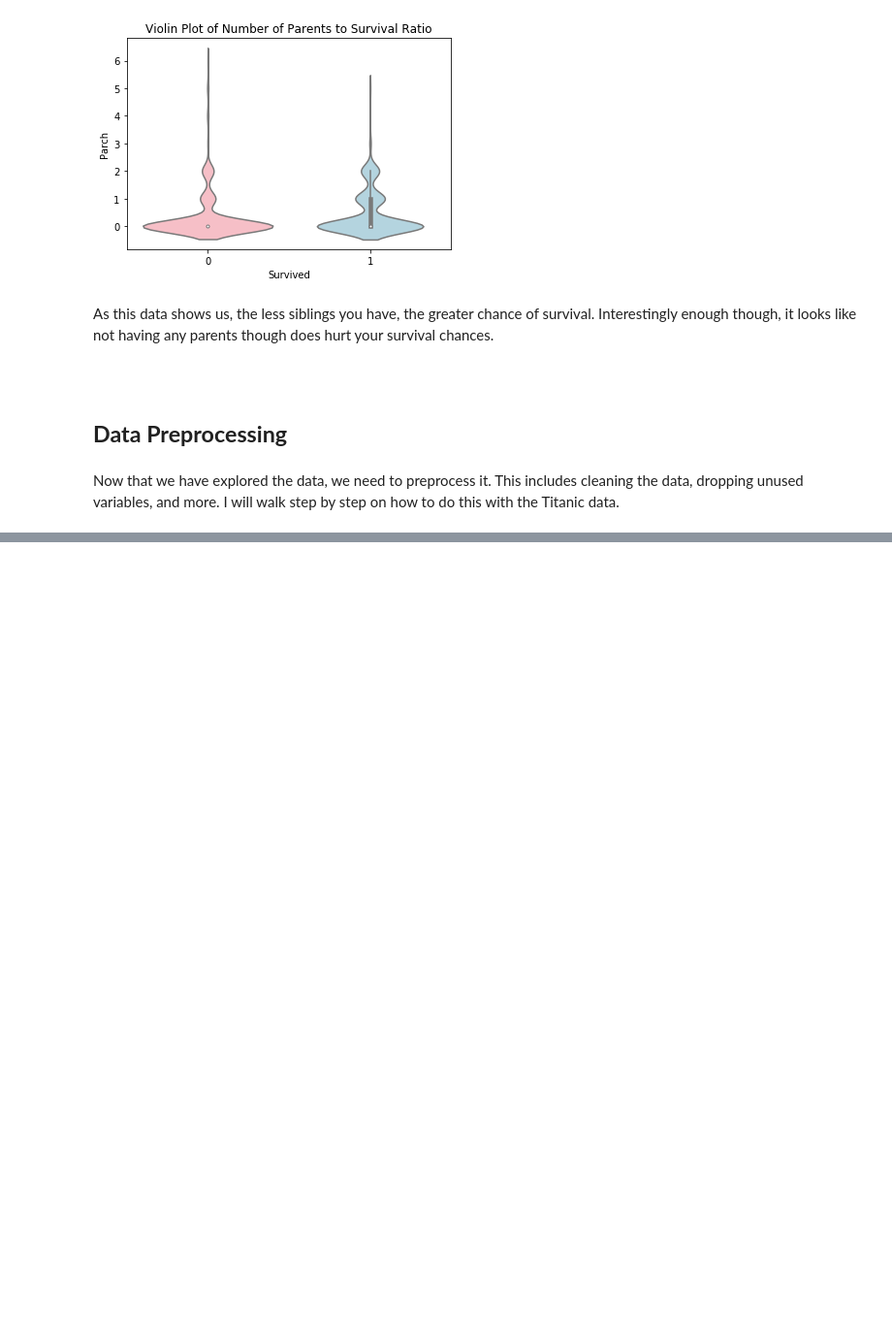
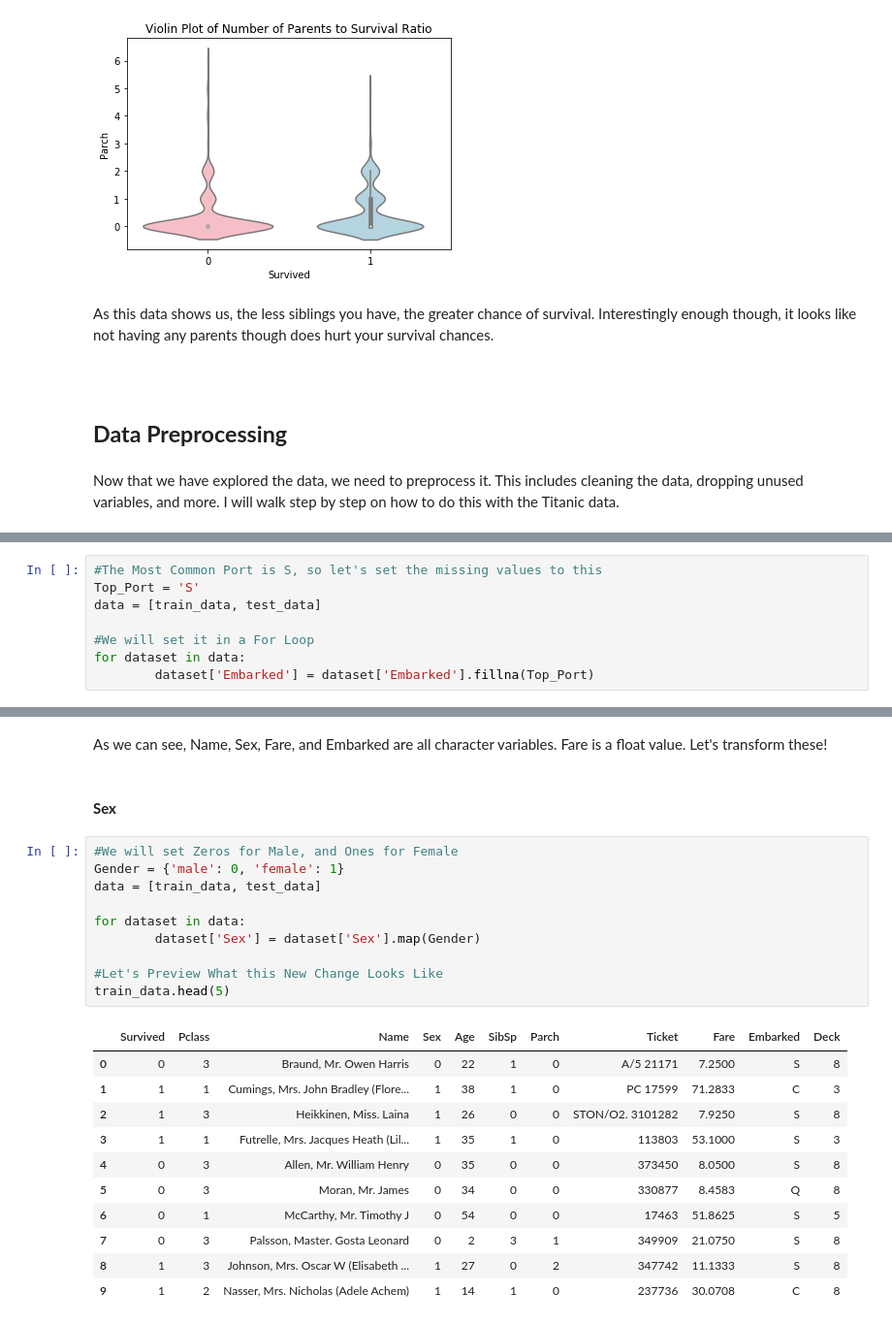
Before and after one commit to KrisStobbe/Kaggle-Titanic-ML-Project, a Jupyter notebook: Kris/Titanic ML Introduction.ipynb, the cells around one changed output, grey strips where cells are left out. Shown at 97% size. Drawn from its saved outputs; the diff is of its cells as text; blank space fills up the shorter version.

```diff
--- a/Kris/Titanic ML Introduction.ipynb
+++ b/Kris/Titanic ML Introduction.ipynb
@@ -295,0 +484,8 @@ Now that we have explored the data, we need to preprocess it. This includes clea
+# %%
+#The Most Common Port is S, so let's set the missing values to this
+Top_Port = 'S'
+data = [train_data, test_data]
+
+#We will set it in a For Loop
+for dataset in data:
+        dataset['Embarked'] = dataset['Embarked'].fillna(Top_Port)
@@ -295,0 +545,26 @@ Now that we have explored the data, we need to preprocess it. This includes clea
+# %% [markdown]
+As we can see, Name, Sex, Fare, and Embarked are all character variables. Fare is a float value. Let's transform these!
+# %% [markdown]
+<br>**Sex**
+# %%
+#We will set Zeros for Male, and Ones for Female
+Gender = {'male': 0, 'female': 1}
+data = [train_data, test_data]
+
+for dataset in data:
+        dataset['Sex'] = dataset['Sex'].map(Gender)
+
+#Let's Preview What this New Change Looks Like
+train_data.head(5)
+# %% [output]
+|  | Survived | Pclass | Name | Sex | Age | SibSp | Parch | Ticket | Fare | Embarked | Deck |
+| 0 | 0 | 3 | Braund, Mr. Owen Harris | 0 | 22 | 1 | 0 | A/5 21171 | 7.2500 | S | 8 |
+| 1 | 1 | 1 | Cumings, Mrs. John Bradley (Flore... | 1 | 38 | 1 | 0 | PC 17599 | 71.2833 | C | 3 |
+| 2 | 1 | 3 | Heikkinen, Miss. Laina | 1 | 26 | 0 | 0 | STON/O2. 3101282 | 7.9250 | S | 8 |
+| 3 | 1 | 1 | Futrelle, Mrs. Jacques Heath (Lil... | 1 | 35 | 1 | 0 | 113803 | 53.1000 | S | 3 |
+| 4 | 0 | 3 | Allen, Mr. William Henry | 0 | 35 | 0 | 0 | 373450 | 8.0500 | S | 8 |
+| 5 | 0 | 3 | Moran, Mr. James | 0 | 34 | 0 | 0 | 330877 | 8.4583 | Q | 8 |
+| 6 | 0 | 1 | McCarthy, Mr. Timothy J | 0 | 54 | 0 | 0 | 17463 | 51.8625 | S | 5 |
+| 7 | 0 | 3 | Palsson, Master. Gosta Leonard | 0 | 2 | 3 | 1 | 349909 | 21.0750 | S | 8 |
+| 8 | 1 | 3 | Johnson, Mrs. Oscar W (Elisabeth ... | 1 | 27 | 0 | 2 | 347742 | 11.1333 | S | 8 |
+| 9 | 1 | 2 | Nasser, Mrs. Nicholas (Adele Achem) | 1 | 14 | 1 | 0 | 237736 | 30.0708 | C | 8 |
```
Also changed, not shown: parts of 39 cells of this notebook.
